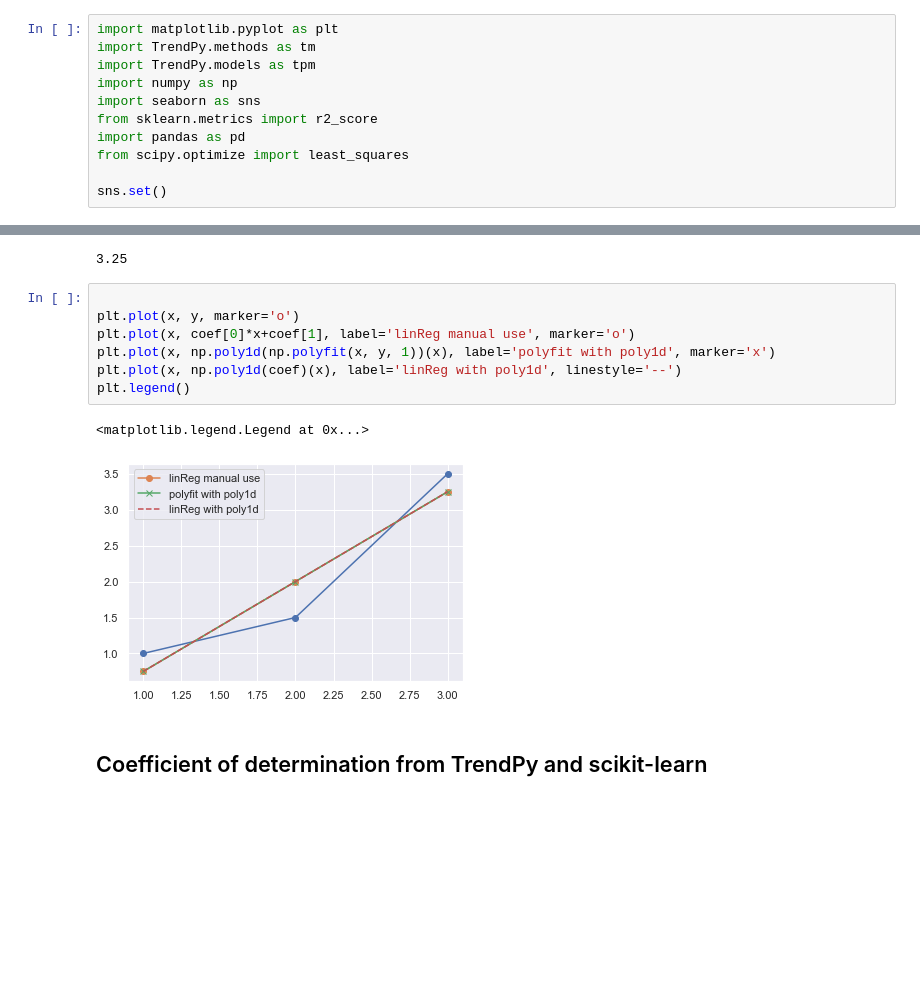
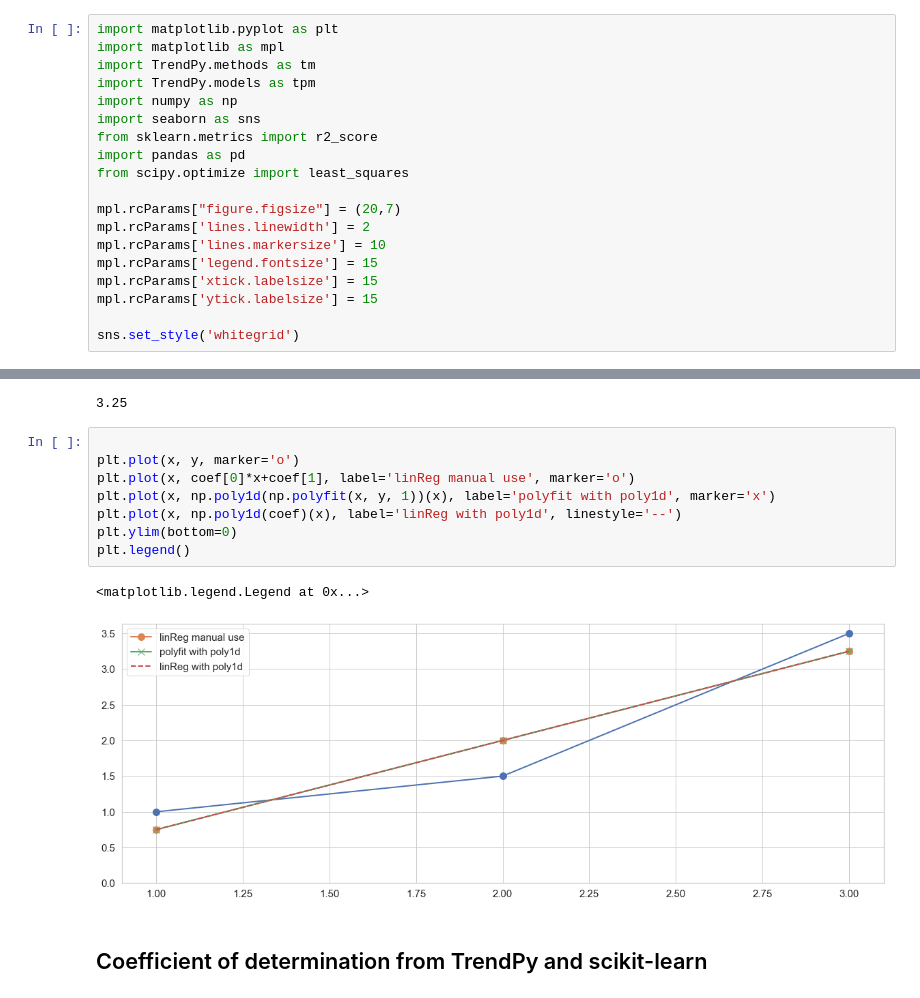
Before and after one commit to zolabar/trendPy, a Jupyter notebook: example.ipynb, the cells around one changed output, grey strips where cells are left out. Cells and saved outputs as stored; diff of their text form; blank space fills up the shorter version.

```diff
--- a/example.ipynb
+++ b/example.ipynb
@@ -1,5 +1,6 @@
 # %%
 import matplotlib.pyplot as plt
+import matplotlib as mpl
 import TrendPy.methods as tm
 import TrendPy.models as tpm
 import numpy as np
@@ -8,7 +9,14 @@ from sklearn.metrics import r2_score
 import pandas as pd
 from scipy.optimize import least_squares
 
-sns.set()
+mpl.rcParams["figure.figsize"] = (20,7)
+mpl.rcParams['lines.linewidth'] = 2
+mpl.rcParams['lines.markersize'] = 10
+mpl.rcParams['legend.fontsize'] = 15
+mpl.rcParams['xtick.labelsize'] = 15
+mpl.rcParams['ytick.labelsize'] = 15
+
+sns.set_style('whitegrid')
 # %% [markdown]
 # TrendPy: Examples
 # %% [markdown]
@@ -47,13 +55,14 @@ np.poly1d(np.polyfit(x, y, 1))(3)
 # %%
 
 plt.plot(x, y, marker='o')
 plt.plot(x, coef[0]*x+coef[1], label='linReg manual use', marker='o')
 plt.plot(x, np.poly1d(np.polyfit(x, y, 1))(x), label='polyfit with poly1d', marker='x')
 plt.plot(x, np.poly1d(coef)(x), label='linReg with poly1d', linestyle='--')
+plt.ylim(bottom=0)
 plt.legend()
 # %% [output]
 <matplotlib.legend.Legend at 0x...>
-[figure, old version]
+[figure, new version]
 # %% [markdown]
 ## Coefficient of determination from TrendPy and scikit-learn
 # %%
```
Also changed, not shown: parts of 5 cells of this notebook.
